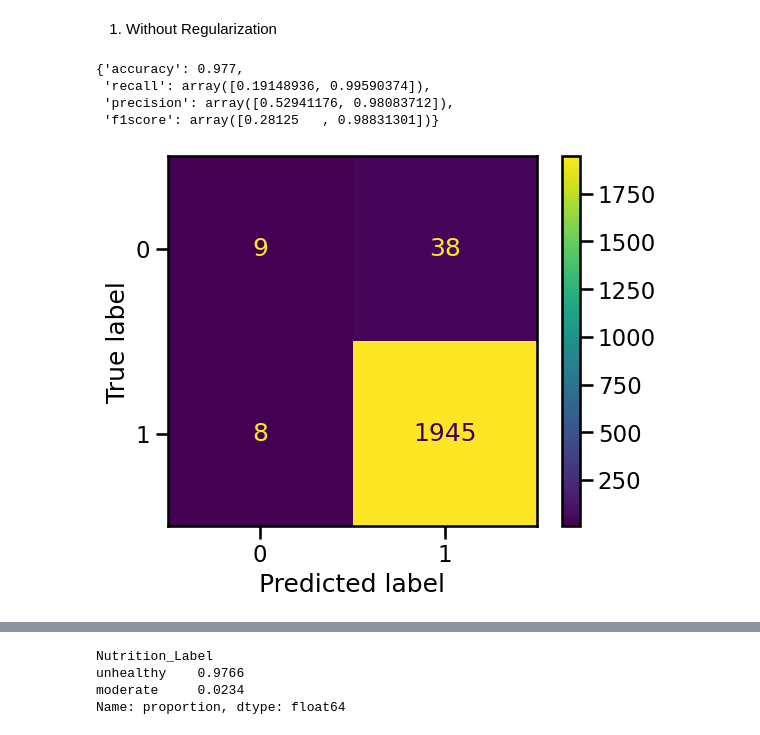
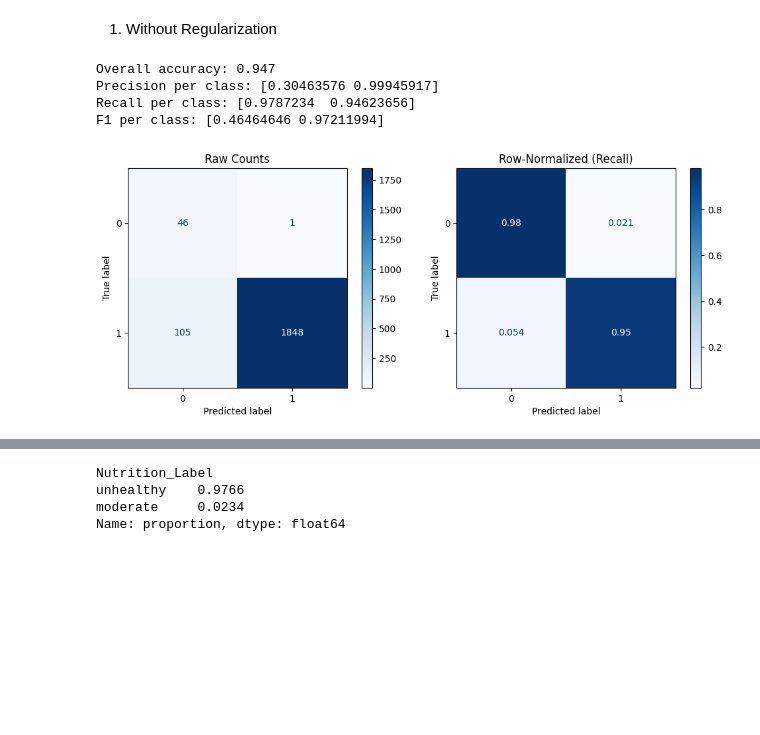
Before and after one commit to King-kin5/ml, a Jupyter notebook: logistics_regression/Nutrition/food.ipynb, the cells around one changed output, grey strips where cells are left out. Saved outputs shown, nothing was run; the diff lists cells and outputs as text; code cells hidden in the pictures; blank space fills up the shorter version.

```diff
--- a/logistics_regression/Nutrition/food.ipynb
+++ b/logistics_regression/Nutrition/food.ipynb
@@ -185,20 +191,15 @@ nutri {'moderate': np.int64(0), 'unhealthy': np.int64(1)}
 Data Splitting
 # %%
 X_train, X_test, y_train, y_test = train_test_split(X, y_encoded, test_size = 0.2, random_state=41, stratify=y_encoded)
+# %%
+sm = SMOTE(random_state=42)
+X_train_res, y_train_res = sm.fit_resample(X_train, y_train)
 # %% [markdown]
 Preprocessing Pipeline
 # %%
-log_transformer = FunctionTransformer(np.log1p, validate=True)
-
-pipeline = Pipeline([
-    ('log', log_transformer),
-    ('scaler', StandardScaler())
-])
-
-X_train_scaled = pipeline.fit_transform(X_train)
-
-# transforming X_test
-X_test_scaled = pipeline.transform(X_test)
+scaler = StandardScaler()
+X_train_scaled = scaler.fit_transform(X_train_res)
+X_test_scaled  = scaler.transform(X_test)
 # %%
 print(f"Training dataset shape, X_train: {X_train_scaled.shape}, y_train: {y_train.shape}")
 # %% [output]
@@ -212,30 +213,44 @@ Testing dataset shape, X_test: (2000, 9), y_test: (2000,)
 # %% [markdown]
 1. Without Regularization
 # %%
-clf = LogisticRegression(multi_class='multinomial', solver='lbfgs', max_iter=1000, random_state=42)
-clf.fit(X_train_scaled, y_train)
+clf = LogisticRegression(
+    multi_class='multinomial',
+    solver='lbfgs',
+    max_iter=1000
+)
+clf.fit(X_train_scaled, y_train_res)
 # predcitions
 y_pred = clf.predict(X_test_scaled)
 # %%
-def evaluate_metrics(yt, yp):
-    results_pos = {}
-    results_pos['accuracy'] = accuracy_score(yt, yp)
-    precision, recall, f_beta, _ = precision_recall_fscore_support(yt, yp)
-    results_pos['recall'] = recall
-    results_pos['precision'] = precision
-    results_pos['f1score'] = f_beta
-    return results_pos
-evaluate_metrics(y_test, y_pred)
+acc = accuracy_score(y_test, y_pred)
+precision, recall, f1, _ = precision_recall_fscore_support(
+    y_test, y_pred, labels=clf.classes_
+)
+print("Overall accuracy:", acc)
+print("Precision per class:", precision)
+print("Recall per class:", recall)
+print("F1 per class:", f1)
 # %% [output]
-{'accuracy': 0.977,
- 'recall': array([0.19148936, 0.99590374]),
- 'precision': array([0.52941176, 0.98083712]),
- 'f1score': array([0.28125   , 0.98831301])}
+Overall accuracy: 0.947
+Precision per class: [0.30463576 0.99945917]
+Recall per class: [0.9787234  0.94623656]
+F1 per class: [0.46464646 0.97211994]
 # %%
-cf = confusion_matrix(y_test, y_pred)
-sns.set_context('talk')
-disp = ConfusionMatrixDisplay(confusion_matrix=cf,display_labels=clf.classes_)
-disp.plot()
+fig, axes = plt.subplots(1, 2, figsize=(10, 4))
+
+# Raw counts
+disp1 = ConfusionMatrixDisplay(confusion_matrix=confusion_matrix(y_test, y_pred),
+                               display_labels=clf.classes_)
+disp1.plot(ax=axes[0], cmap='Blues')
+axes[0].set_title("Raw Counts")
+
+# Row‑normalized (true)
+disp2 = ConfusionMatrixDisplay(confusion_matrix=confusion_matrix(y_test, y_pred, normalize='true'),
+                               display_labels=clf.classes_)
+disp2.plot(ax=axes[1], cmap='Blues')
+axes[1].set_title("Row‑Normalized (Recall)")
+
+plt.tight_layout()
 plt.show()
 # %% [output]
-[figure, old version]
+[figure, new version]
```
Also changed, not shown: parts of 12 cells of this notebook, 1 other file.
